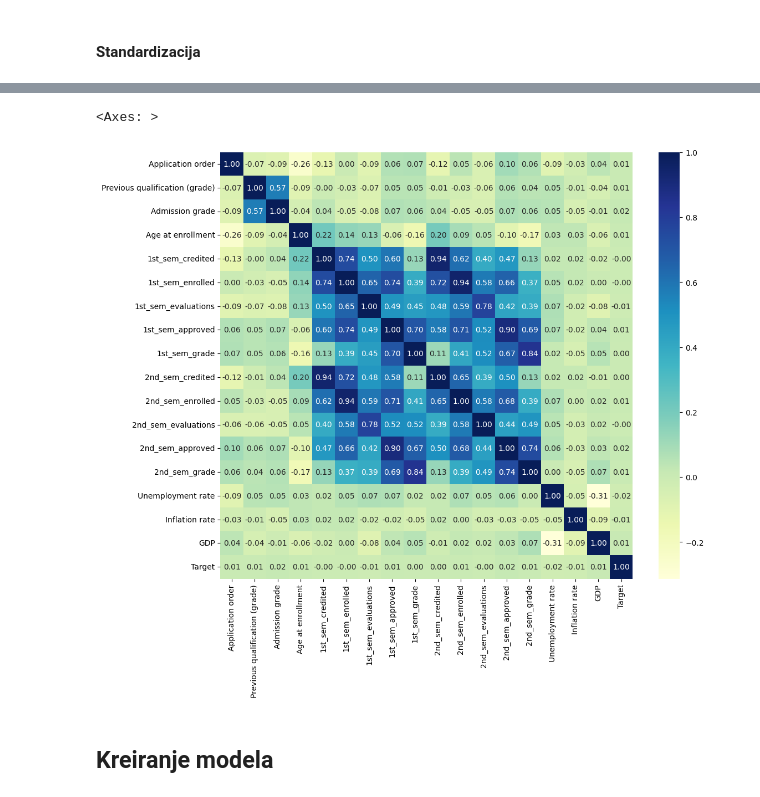
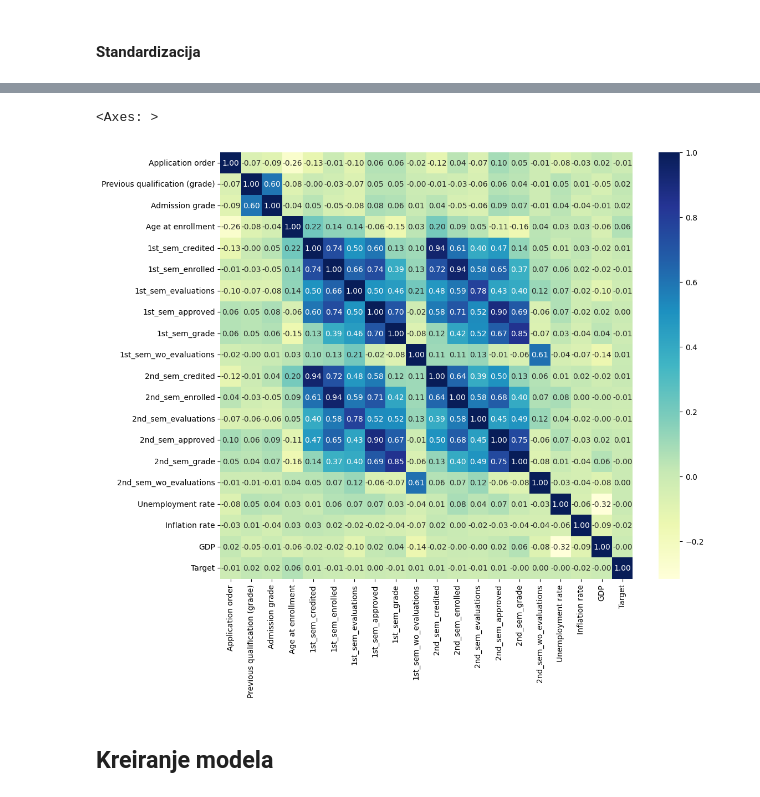
Before and after one commit to umilic16/1.-projekat, a Jupyter notebook: main.ipynb, the cells around one changed output, grey strips where cells are left out. Drawn from its saved outputs; the diff is of its cells as text; code cells hidden in the pictures.

```diff
--- a/main.ipynb
+++ b/main.ipynb
@@ -122,5 +122,5 @@ from sklearn.preprocessing import LabelEncoder
 
 label_encoder = LabelEncoder()
 
-y = label_encoder.fit_transform(y)
+y_enc = label_encoder.fit_transform(y_bal)
 # %%
@@ -136,12 +136,14 @@ memory usage: 14.2 MB
 # %%
 from sklearn.model_selection import train_test_split
 
-X_train, X_test, y_train, y_test = train_test_split(X, y, test_size=0.2)
+X_train, X_test, y_train, y_test = train_test_split(X_enc, y_enc, test_size=0.2)
 # %% [markdown]
 ### Transformacija numerickih vrednosti
 # %%
+# numeric_cols = ['Application order', 'Previous qualification (grade)', 'Admission grade', 'Age at enrollment', '1st_sem_credited', '1st_sem_enrolled', '1st_sem_evaluations', '1st_sem_approved',
+#                 '1st_sem_grade', '2nd_sem_credited', '2nd_sem_enrolled', '2nd_sem_evaluations', '2nd_sem_approved', '2nd_sem_grade', 'Unemployment rate', 'Inflation rate', 'GDP']
 numeric_cols = ['Application order', 'Previous qualification (grade)', 'Admission grade', 'Age at enrollment', '1st_sem_credited', '1st_sem_enrolled', '1st_sem_evaluations', '1st_sem_approved',
-                '1st_sem_grade', '2nd_sem_credited', '2nd_sem_enrolled', '2nd_sem_evaluations', '2nd_sem_approved', '2nd_sem_grade', 'Unemployment rate', 'Inflation rate', 'GDP']
+                '1st_sem_grade','1st_sem_wo_evaluations', '2nd_sem_credited', '2nd_sem_enrolled', '2nd_sem_evaluations', '2nd_sem_approved', '2nd_sem_grade','2nd_sem_wo_evaluations', 'Unemployment rate', 'Inflation rate', 'GDP']
 # %%
 X_train[numeric_cols].hist(figsize=(15,15))
 # %% [output]
@@ -193,10 +196,10 @@ sns.heatmap(X_train[numeric_cols].join(y_train_df).corr(), annot=True, cmap='YlG
 from sklearn.preprocessing import StandardScaler
 
 standard_scaler = StandardScaler()
-# X_train_standardized = X_train_no_outliers.copy()
-X_train_standardized = X_train.copy()
-X_train_standardized[numeric_cols] = standard_scaler.fit_transform(X_train_standardized[numeric_cols])
+# X_train_std = X_train_no_outliers.copy()
+X_train_std = X_train.copy()
+X_train_std[numeric_cols] = standard_scaler.fit_transform(X_train_std[numeric_cols])
 
-X_test_standardized = X_test.copy()
-X_test_standardized[numeric_cols] = standard_scaler.fit_transform(X_test_standardized[numeric_cols])
+X_test_std = X_test.copy()
+X_test_std[numeric_cols] = standard_scaler.fit_transform(X_test_std[numeric_cols])
 # %%
@@ -224,9 +228,9 @@ array([[<Axes: title={'center': 'Application order'}>,
 # %%
 plt.figure(figsize=(12, 10))
-sns.heatmap(X_train_standardized[numeric_cols].join(y_train_df).corr(), annot=True, cmap='YlGnBu', fmt='.2f')
+sns.heatmap(X_train_std[numeric_cols].join(y_train_df).corr(), annot=True, cmap='YlGnBu', fmt='.2f')
 # %% [output]
 <Axes: >
-[figure, old version]
+[figure, new version]
 # %% [markdown]
 ## Kreiranje modela
 # %% [markdown]
```
Also changed, not shown: parts of 54 cells of this notebook.
